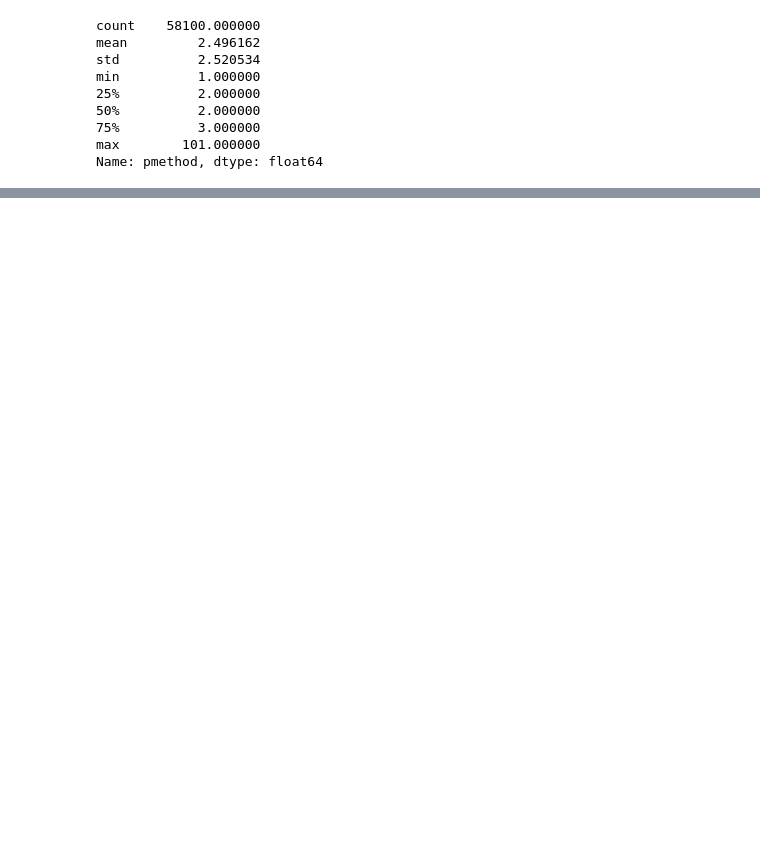
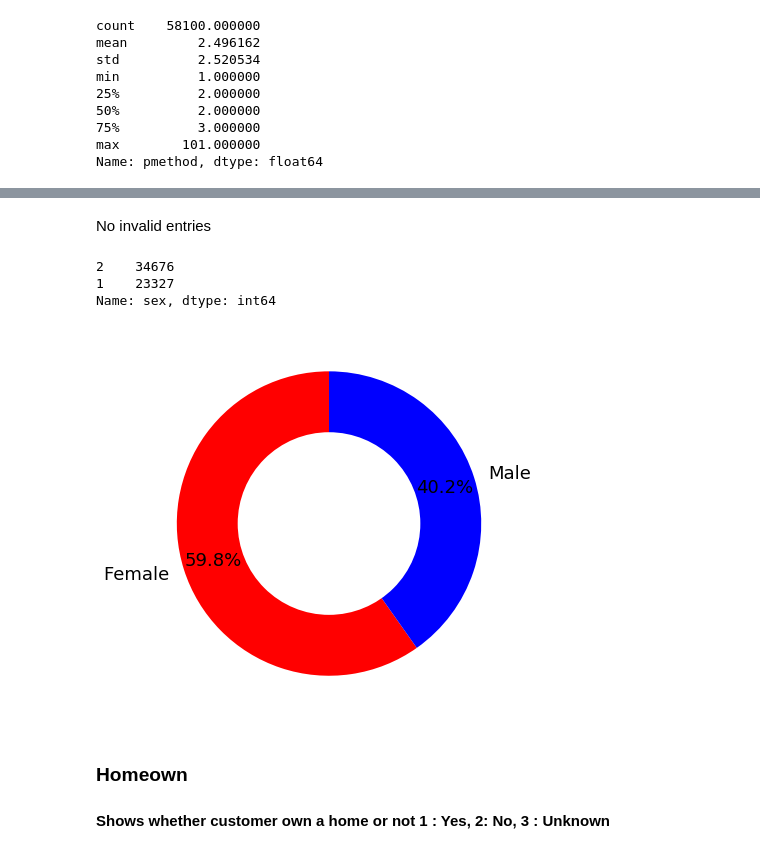
Before and after one commit to NandishRPatel/DATA-SCIENCE-PROJECTS, a Jupyter notebook: SIMULATED COLES DATA/Project_Notebook.ipynb, the cells around one changed output, grey strips where cells are left out. Saved outputs shown, nothing was run; the diff lists cells and outputs as text; code cells hidden in the pictures; blank space fills up the shorter version.

```diff
--- a/SIMULATED COLES DATA/Project_Notebook.ipynb
+++ b/SIMULATED COLES DATA/Project_Notebook.ipynb
@@ -220,0 +297,19 @@ Name: pmethod, dtype: float64
+# %% [markdown]
+No invalid entries
+# %%
+data.sex = data.sex.astype("category")
+sex_counts_series = data.sex.value_counts()
+sex_counts_series
+# %% [output]
+2    34676
+1    23327
+Name: sex, dtype: int64
+# %%
+plt.pie(sex_counts_series, colors = ["red", "blue"], labels = ["Female", "Male"],
+        autopct = '%1.1f%%', startangle = 90, pctdistance = 0.80, textprops = {"fontsize" : 18})
+plt.gca().add_artist(plt.Circle((0, 0), 0.60, fc = 'white'));
+# %% [output]
+[figure, added]
+# %% [markdown]
+### Homeown
+#### Shows whether customer own a home or not 1 : Yes, 2: No, 3 : Unknown
```
Also changed, not shown: parts of 28 cells of this notebook, 1 other file.
